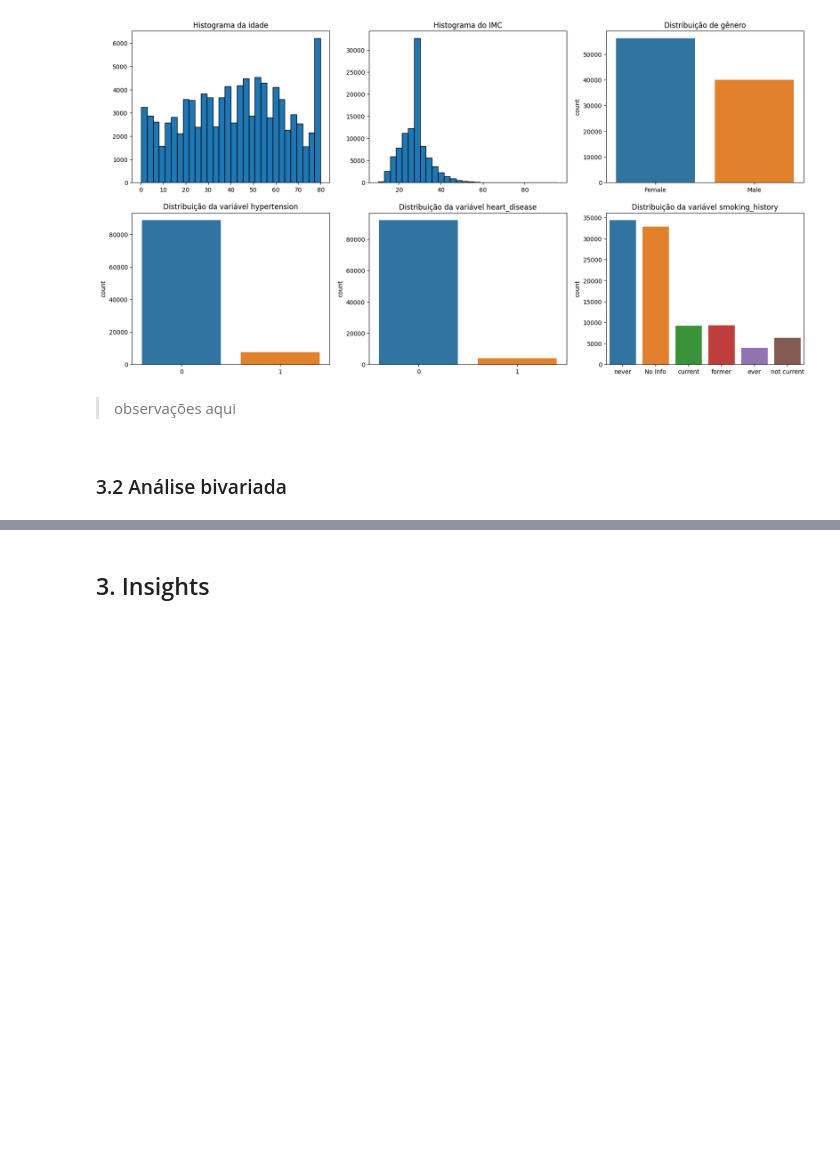
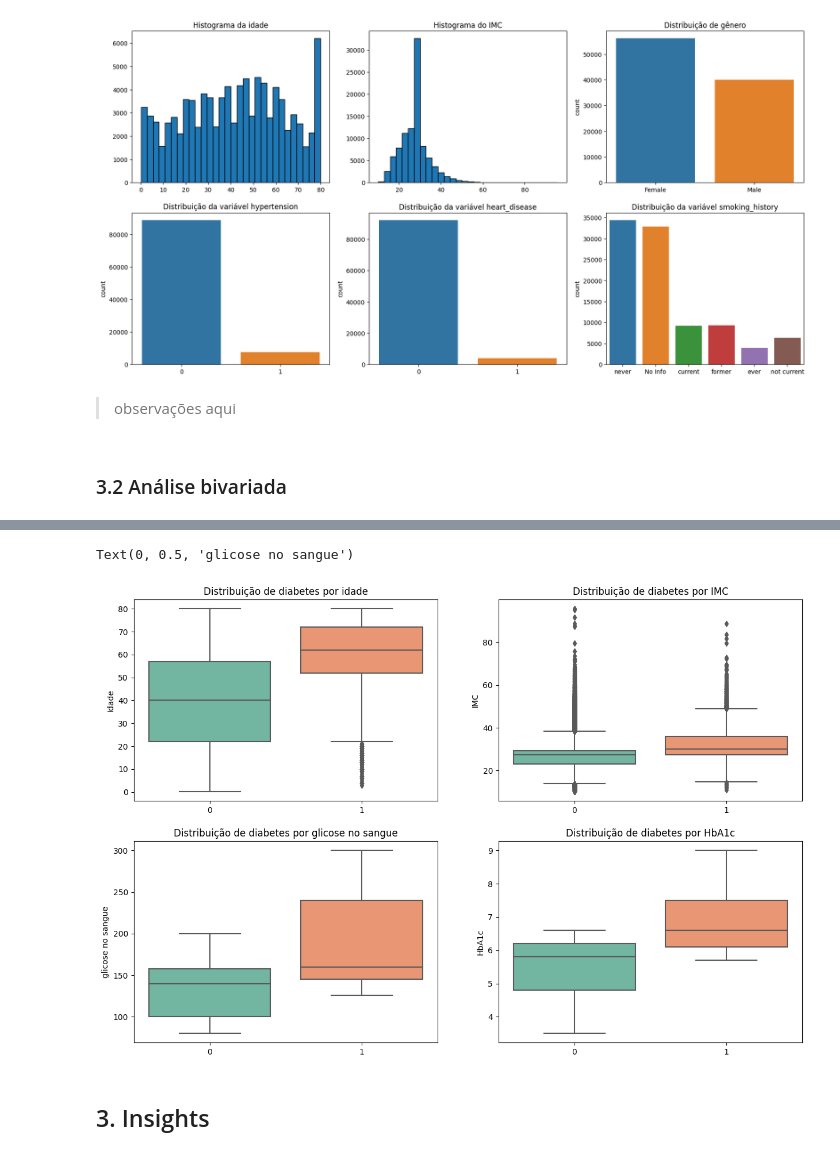
Before and after one commit to atlantico-academy/equipe2-2014.2, a Jupyter notebook: notebooks/01-exploratory_data_analysis.ipynb, the cells around one changed output, grey strips where cells are left out. Saved outputs shown, nothing was run; the diff lists cells and outputs as text; code cells hidden in the pictures; blank space fills up the shorter version.

```diff
--- a/notebooks/01-exploratory_data_analysis.ipynb
+++ b/notebooks/01-exploratory_data_analysis.ipynb
@@ -133,2 +141,32 @@ Text(0.5, 0, '')
+# %%
+fig, axes = plt.subplots(2,2,figsize=(15, 10)) #cria conjunto de gráficos e define o tamanho
+
+
+#boxplot de diabetes por idade
+sns.boxplot(x='diabetes', y='age', data=df, palette='Set2',ax = axes[0,0]) #cria o gráfico
+axes[0,0].set_title('Distribuição de diabetes por idade') #adiciona título
+axes[0,0].set_xlabel('') #remove legenda inferior
+axes[0,0].set_ylabel('Idade')
+
+#boxplot de diabetes por IMC
+sns.boxplot(x='diabetes',y='bmi', data=df, palette='Set2',ax = axes[0,1])
+axes[0,1].set_title('Distribuição de diabetes por IMC')
+axes[0,1].set_xlabel('')
+axes[0,1].set_ylabel('IMC')
+
+#boxplot de HbA1c por diabetes
+sns.boxplot(x='diabetes',y='HbA1c_level', data=df, palette='Set2',ax = axes[1,1])
+axes[1,1].set_title('Distribuição de diabetes por HbA1c')
+axes[1,1].set_xlabel('')
+axes[1,1].set_ylabel('HbA1c')
+
+#boxplot de diabetes por glicose no sangue
+sns.boxplot(x='diabetes',y='blood_glucose_level', data=df, palette='Set2',ax = axes[1,0])
+axes[1,0].set_title('Distribuição de diabetes por glicose no sangue')
+axes[1,0].set_xlabel('')
+axes[1,0].set_ylabel('glicose no sangue')
+# %% [output]
+Text(0, 0.5, 'glicose no sangue')
+[figure, added]
 # %% [markdown]
 ## 3. Insights
```
Also changed, not shown: parts of 1 cell of this notebook.
